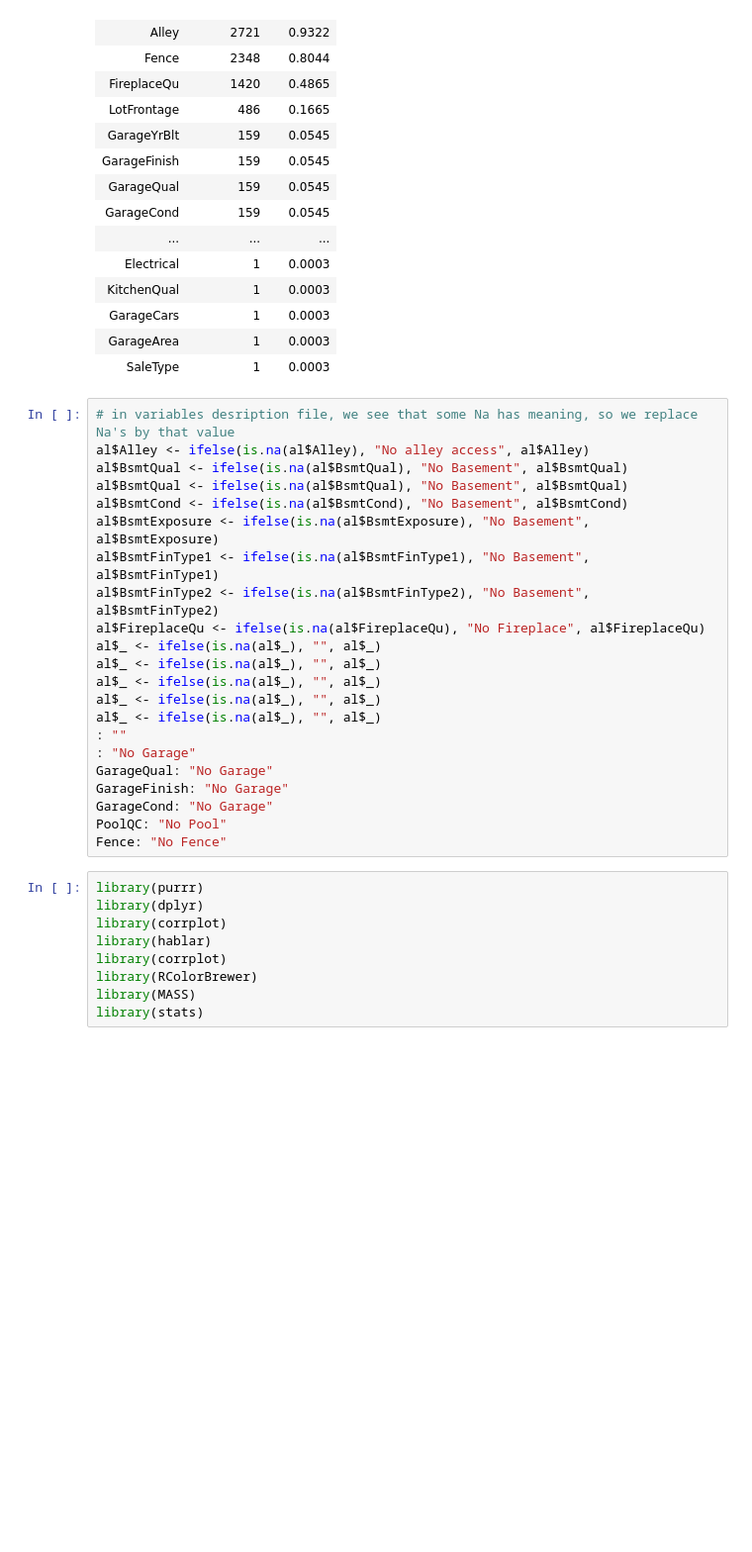
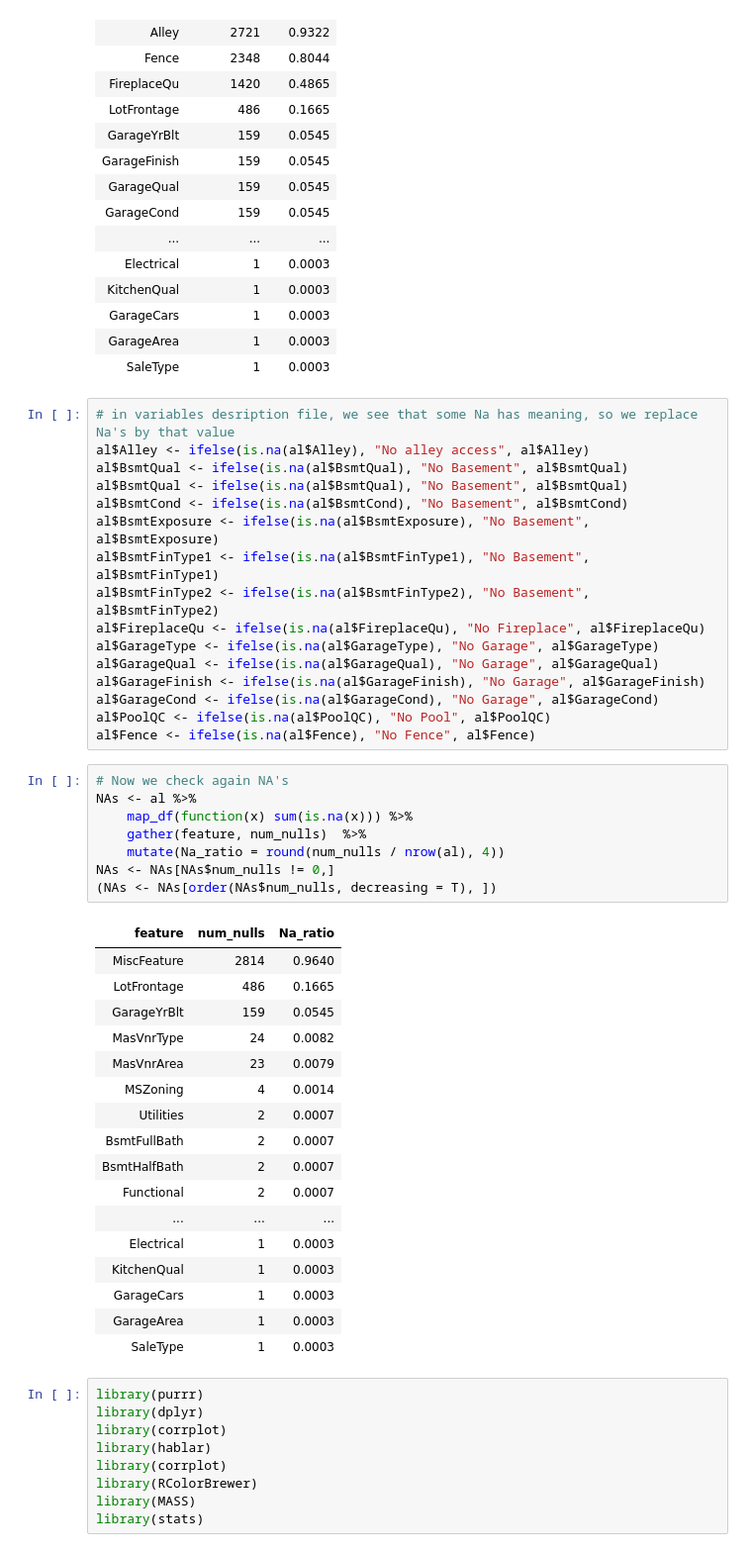
Before and after one commit to amirsaleem1990/Statistics, a Jupyter notebook: House-Prices-Advanced-Regression-Techniques-kaggle-compitation/Untitled1.ipynb, the cells around one changed output. Shown at 99% size. Drawn from its saved outputs; the diff is of its cells as text; blank space fills up the shorter version.

```diff
--- a/House-Prices-Advanced-Regression-Techniques-kaggle-compitation/Untitled1.ipynb
+++ b/House-Prices-Advanced-Regression-Techniques-kaggle-compitation/Untitled1.ipynb
@@ -87,18 +87,38 @@ al$BsmtExposure <- ifelse(is.na(al$BsmtExposure), "No Basement", al$BsmtExposure
 al$BsmtFinType1 <- ifelse(is.na(al$BsmtFinType1), "No Basement", al$BsmtFinType1)
 al$BsmtFinType2 <- ifelse(is.na(al$BsmtFinType2), "No Basement", al$BsmtFinType2)
 al$FireplaceQu <- ifelse(is.na(al$FireplaceQu), "No Fireplace", al$FireplaceQu)
-al$_ <- ifelse(is.na(al$_), "", al$_)
-al$_ <- ifelse(is.na(al$_), "", al$_)
-al$_ <- ifelse(is.na(al$_), "", al$_)
-al$_ <- ifelse(is.na(al$_), "", al$_)
-al$_ <- ifelse(is.na(al$_), "", al$_)
-: ""
-: "No Garage"
-GarageQual: "No Garage"
-GarageFinish: "No Garage"
-GarageCond: "No Garage"
-PoolQC: "No Pool"
-Fence: "No Fence"
+al$GarageType <- ifelse(is.na(al$GarageType), "No Garage", al$GarageType)
+al$GarageQual <- ifelse(is.na(al$GarageQual), "No Garage", al$GarageQual)
+al$GarageFinish <- ifelse(is.na(al$GarageFinish), "No Garage", al$GarageFinish)
+al$GarageCond <- ifelse(is.na(al$GarageCond), "No Garage", al$GarageCond)
+al$PoolQC <- ifelse(is.na(al$PoolQC), "No Pool", al$PoolQC)
+al$Fence <- ifelse(is.na(al$Fence), "No Fence", al$Fence)
+# %%
+# Now we check again NA's
+NAs <- al %>%
+    map_df(function(x) sum(is.na(x))) %>%
+    gather(feature, num_nulls)  %>%
+    mutate(Na_ratio = round(num_nulls / nrow(al), 4))
+NAs <- NAs[NAs$num_nulls != 0,]
+(NAs <- NAs[order(NAs$num_nulls, decreasing = T), ])
+# %% [output]
+| feature | num_nulls | Na_ratio |
+| MiscFeature | 2814 | 0.9640 |
+| LotFrontage | 486 | 0.1665 |
+| GarageYrBlt | 159 | 0.0545 |
+| MasVnrType | 24 | 0.0082 |
+| MasVnrArea | 23 | 0.0079 |
+| MSZoning | 4 | 0.0014 |
+| Utilities | 2 | 0.0007 |
+| BsmtFullBath | 2 | 0.0007 |
+| BsmtHalfBath | 2 | 0.0007 |
+| Functional | 2 | 0.0007 |
+| ... | ... | ... |
+| Electrical | 1 | 0.0003 |
+| KitchenQual | 1 | 0.0003 |
+| GarageCars | 1 | 0.0003 |
+| GarageArea | 1 | 0.0003 |
+| SaleType | 1 | 0.0003 |
 # %%
 library(purrr)
 library(dplyr)
```
